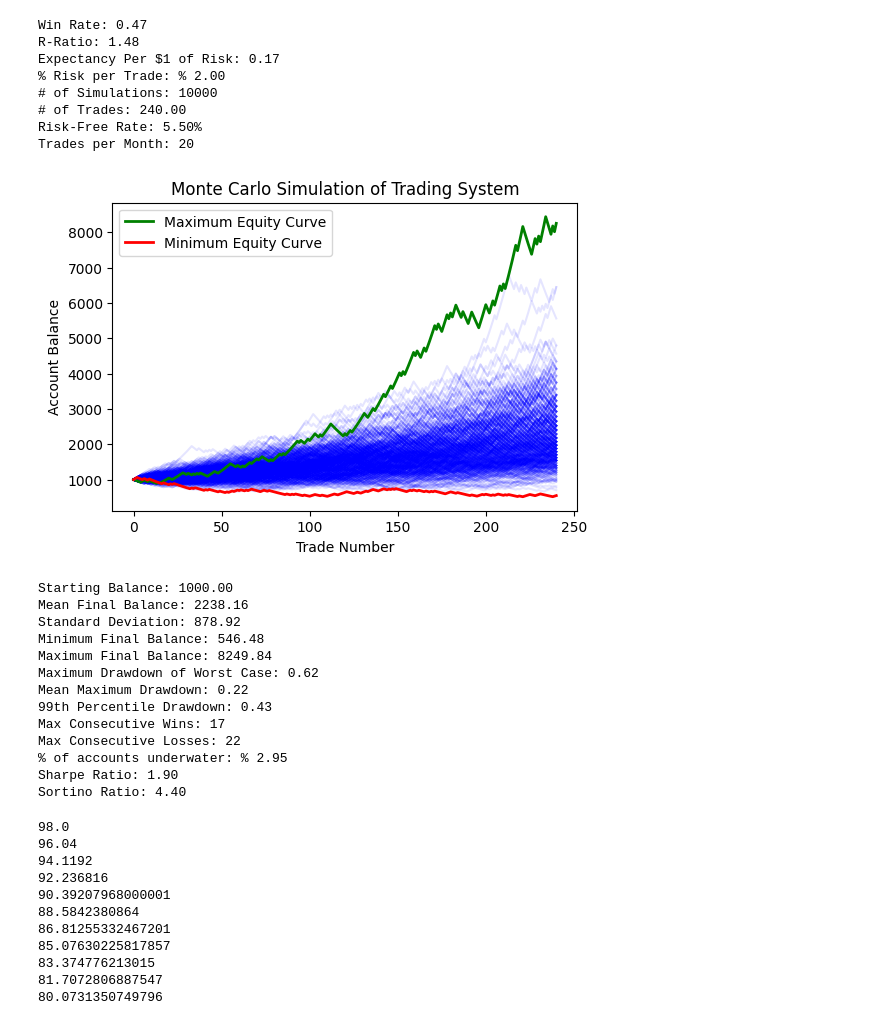
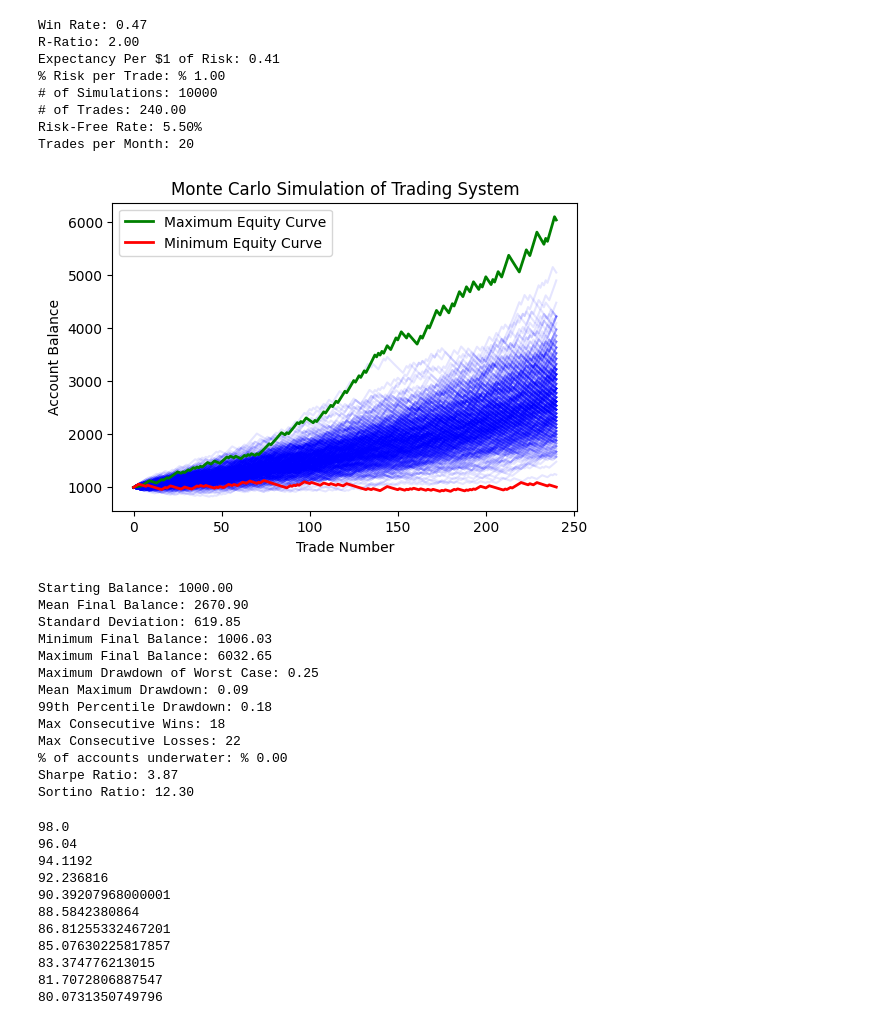
Before and after one commit to ergodique/Portfolio, a Jupyter notebook: Monte Carlo Simulation Equity Curve/monte_carlo_jupyter_version.ipynb, the cells around one changed output. Drawn from its saved outputs; the diff is of its cells as text; code cells hidden in the pictures.

```diff
--- a/Monte Carlo Simulation Equity Curve/monte_carlo_jupyter_version.ipynb
+++ b/Monte Carlo Simulation Equity Curve/monte_carlo_jupyter_version.ipynb
@@ -120,53 +120,53 @@ def monte_carlo_simulation(win_rate, reward_to_risk, risk_per_trade, num_simulat
     sharpe_ratio = calculate_sharpe_ratio(all_monthly_returns_flat, risk_free_rate)
     sortino_ratio = calculate_sortino_ratio(all_monthly_returns_flat, risk_free_rate)
 
     print(f'Sharpe Ratio: {sharpe_ratio:.2f}')
     print(f'Sortino Ratio: {sortino_ratio:.2f}')
 
 # Example usage
-win_rate = 0.471 # put win rate here
-reward_to_risk = 528/357  # Reward to risk ratio
+win_rate = 0.47 # put win rate here
+reward_to_risk = 2  # Reward to risk ratio
 expectancy = win_rate * reward_to_risk - (1-win_rate)
-risk_per_trade = 0.02  # Risking % of the trade
+risk_per_trade = 0.01  # Risking % of the trade
 num_simulations = 10000  # Run X number of simulations
 trades_per_month = 20  # Number of trades per month
 num_trades = 12*trades_per_month*1  # Each simulation runs for X trades
 
 risk_free_rate = 0.055  # Annual risk-free rate
 
 print(f'Win Rate: {win_rate:.2f}')
 print(f'R-Ratio: {reward_to_risk:.2f}')
 print(f'Expectancy Per $1 of Risk: {expectancy:.2f}')
 print(f'% Risk per Trade: % {risk_per_trade*100:.2f}')
 print(f'# of Simulations: {num_simulations:.0f}')
 print(f'# of Trades: {num_trades:.2f}')
 print(f'Risk-Free Rate: {risk_free_rate:.2%}')
 print(f'Trades per Month: {trades_per_month}')
 
 monte_carlo_simulation(win_rate, reward_to_risk, risk_per_trade, num_simulations, num_trades, trades_per_month, risk_free_rate)
 # %% [output]
 Win Rate: 0.47
-R-Ratio: 1.48
-Expectancy Per $1 of Risk: 0.17
-% Risk per Trade: % 2.00
+R-Ratio: 2.00
+Expectancy Per $1 of Risk: 0.41
+% Risk per Trade: % 1.00
 # of Simulations: 10000
 # of Trades: 240.00
 Risk-Free Rate: 5.50%
 Trades per Month: 20
-[figure, old version]
+[figure, new version]
 Starting Balance: 1000.00
-Mean Final Balance: 2238.16
-Standard Deviation: 878.92
-Minimum Final Balance: 546.48
-Maximum Final Balance: 8249.84
-Maximum Drawdown of Worst Case: 0.62
-Mean Maximum Drawdown: 0.22
-99th Percentile Drawdown: 0.43
-Max Consecutive Wins: 17
+Mean Final Balance: 2670.90
+Standard Deviation: 619.85
+Minimum Final Balance: 1006.03
+Maximum Final Balance: 6032.65
+Maximum Drawdown of Worst Case: 0.25
+Mean Maximum Drawdown: 0.09
+99th Percentile Drawdown: 0.18
+Max Consecutive Wins: 18
 Max Consecutive Losses: 22
-% of accounts underwater: % 2.95
-Sharpe Ratio: 1.90
-Sortino Ratio: 4.40
+% of accounts underwater: % 0.00
+Sharpe Ratio: 3.87
+Sortino Ratio: 12.30
 # %%
 balance=100
 risk=0.02
```
Also changed, not shown: 1 other file.
